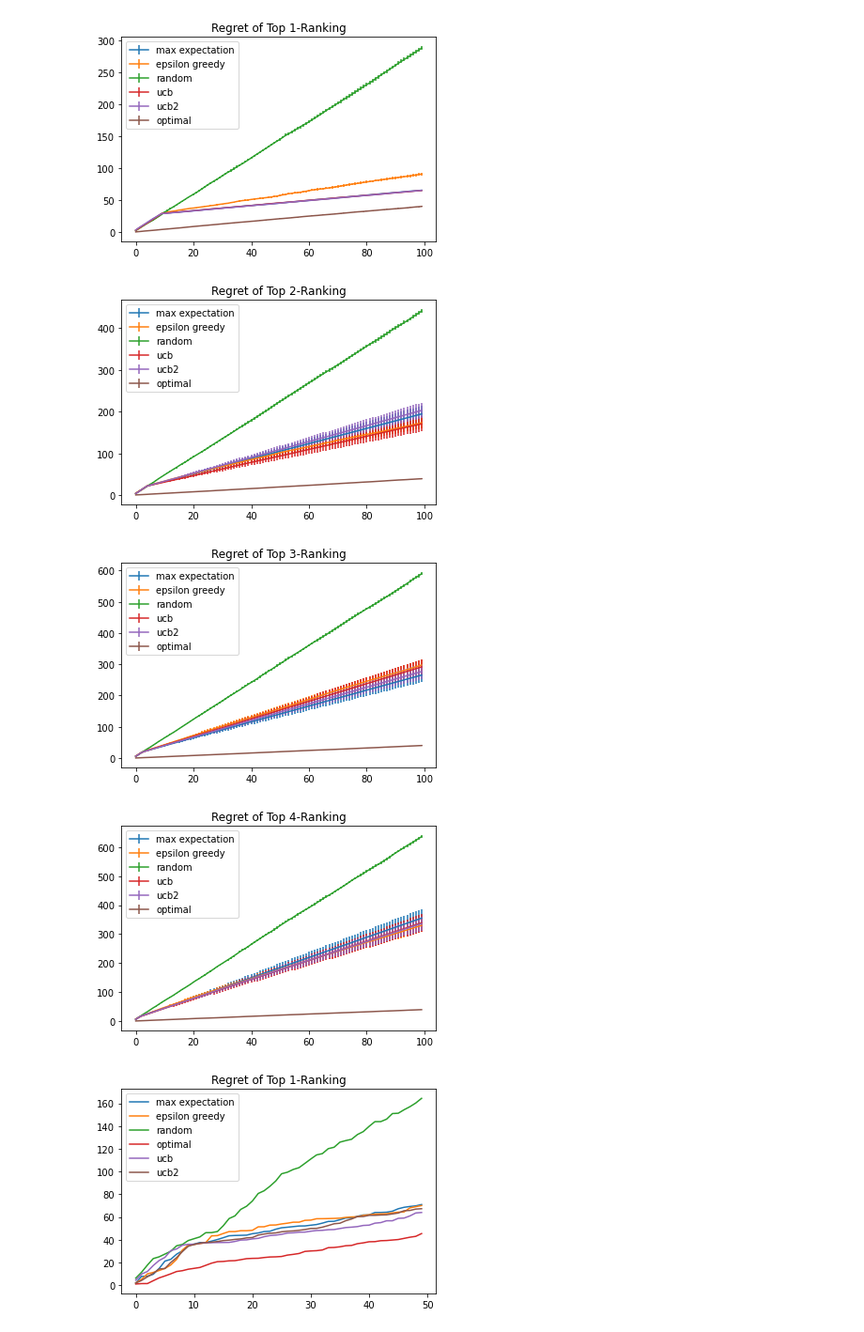
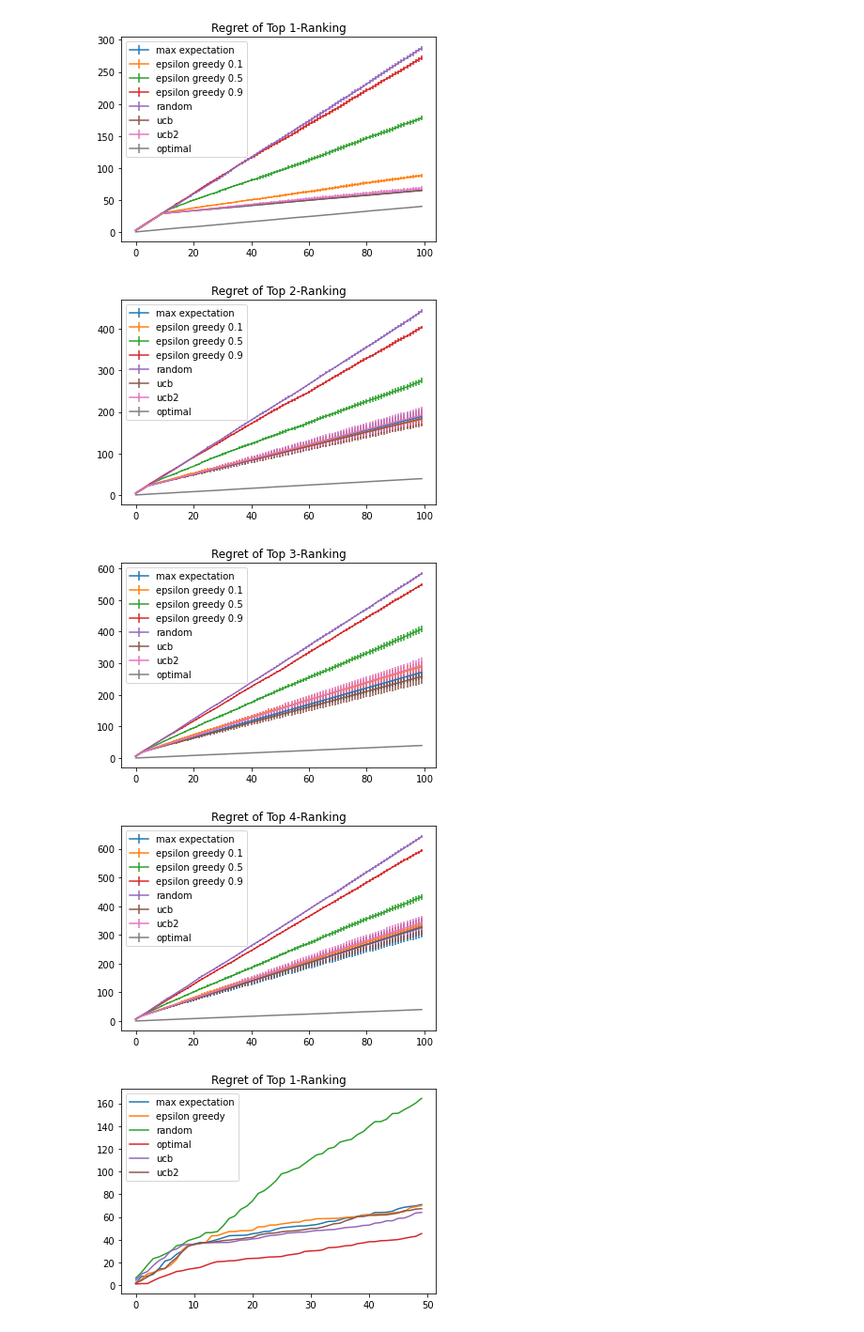
Before and after one commit to nestor-sun/deep_contextual_bandits, a Jupyter notebook: ranking/Ranking.ipynb, the cells around one changed output. Shown: that part at 94% size. Cells and saved outputs as stored; diff of their text form; code cells hidden in the pictures.

```diff
--- a/ranking/Ranking.ipynb
+++ b/ranking/Ranking.ipynb
@@ -27,8 +27,20 @@ class MAB:
     def choose_arms(self):
         if self.mode == 'random':
             return np.random.permutation(self.arms_len)[0:self.max_k]
-        elif self.mode == 'epsilon_greedy':
-            if np.random.random_sample()<0.1:
+        elif self.mode == 'epsilon_greedy1':
+            if np.random.random_sample() < .1:
+                return np.random.permutation(self.arms_len)[0:self.max_k]
+            else:
+                arms_expectation_sorted_index = np.flip(np.argsort(self.arms_expectation))
+                return arms_expectation_sorted_index[0:self.max_k]
+        elif self.mode == 'epsilon_greedy2':
+            if np.random.random_sample() < .5:
+                return np.random.permutation(self.arms_len)[0:self.max_k]
+            else:
+                arms_expectation_sorted_index = np.flip(np.argsort(self.arms_expectation))
+                return arms_expectation_sorted_index[0:self.max_k]
+        elif self.mode == 'epsilon_greedy3':
+            if np.random.random_sample() < .9:
                 return np.random.permutation(self.arms_len)[0:self.max_k]
             else:
                 arms_expectation_sorted_index = np.flip(np.argsort(self.arms_expectation))
@@ -191,35 +203,39 @@ for method in ['max_expectation','epsilon_greedy','random','ucb','ucb2']:
 # %%
 arms = 10
 reward_noise = 1/2
 epochs = 100
 k_range = 5
 stat_sample = 50
 for k in range(1,k_range):
-    for method in ['max_expectation','epsilon_greedy','random','ucb','ucb2','optimal']:
+    for method in ['max_expectation','epsilon_greedy1','epsilon_greedy2','epsilon_greedy3','random','ucb','ucb2','optimal']:
         regret_index = np.zeros((stat_sample,epochs))
         regret_method = np.zeros((stat_sample,epochs))
         regret_optimal = np.zeros((stat_sample,epochs))
         for j in range(stat_sample):
             MAB_method = MAB(arms,k,None,method)
             MAB_optimal = MAB(arms,k,None,'optimal')
 
             regret_index[j,:] = range(epochs)
             regret_method[j,:] = test_model(MAB_method,reward_noise,epochs)
             regret_optimal[j,:] = test_model(MAB_optimal,reward_noise,epochs)
 
         regret_method_avg = np.mean(regret_method, axis=0)
         regret_method_std = np.std(regret_method, axis=0)
 
         plt.errorbar(range(epochs),regret_method_avg,yerr=regret_method_std/5.)
 
     plt.title('Regret of Top '+str(k)+'-Ranking')
-    plt.legend(['max_expectation'.replace('_',' '),'epsilon_greedy'.replace('_',' '),'random','ucb','ucb2','optimal'])
+    plt.legend(['max_expectation'.replace('_',' '),
+                'epsilon_greedy 0.1'.replace('_',' '),
+                'epsilon_greedy 0.5'.replace('_',' '),
+                'epsilon_greedy 0.9'.replace('_',' '),
+                'random','ucb','ucb2','optimal'])
     plt.show()
 # %% [output]
-[figure, old version]
+[figure, new version]
-[figure, old version]
+[figure, new version]
-[figure, old version]
+[figure, new version]
-[figure, old version]
+[figure, new version]
 # %%
 arms = 10
 reward_noise = 1/1
```
